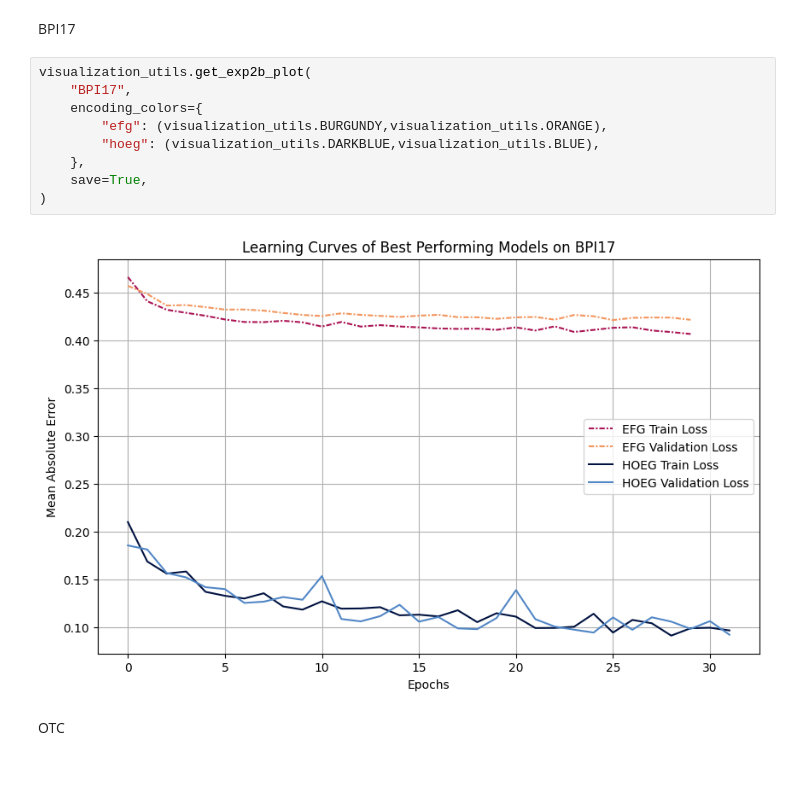
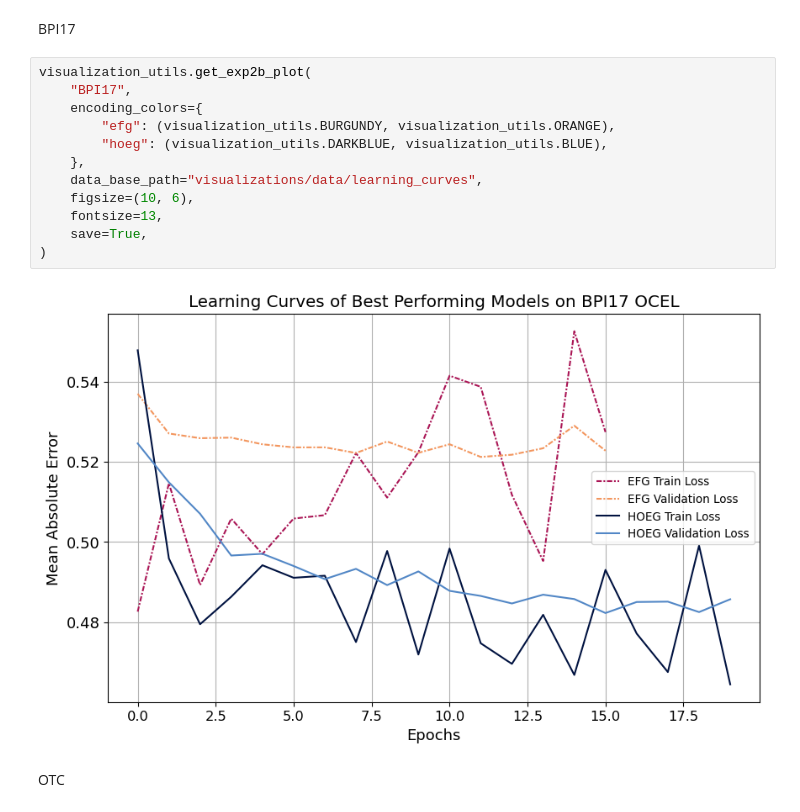
Before and after one commit to TKForgeron/OCPPM, a Jupyter notebook: visualizations/create_results_visualizations.ipynb, the cells around one changed output. Cells and saved outputs as stored; diff of their text form; blank space fills up the shorter version.

```diff
--- a/visualizations/create_results_visualizations.ipynb
+++ b/visualizations/create_results_visualizations.ipynb
@@ -64,14 +91,17 @@ BPI17
 # %%
 visualization_utils.get_exp2b_plot(
     "BPI17",
     encoding_colors={
-        "efg": (visualization_utils.BURGUNDY,visualization_utils.ORANGE),
-        "hoeg": (visualization_utils.DARKBLUE,visualization_utils.BLUE),
+        "efg": (visualization_utils.BURGUNDY, visualization_utils.ORANGE),
+        "hoeg": (visualization_utils.DARKBLUE, visualization_utils.BLUE),
     },
+    data_base_path="visualizations/data/learning_curves",
+    figsize=(10, 6),
+    fontsize=13,
     save=True,
 )
 # %% [output]
-[figure, old version]
+[figure, new version]
 # %% [markdown]
 OTC
 # %%
```
Also changed, not shown: parts of 9 cells of this notebook, 1 other file.
